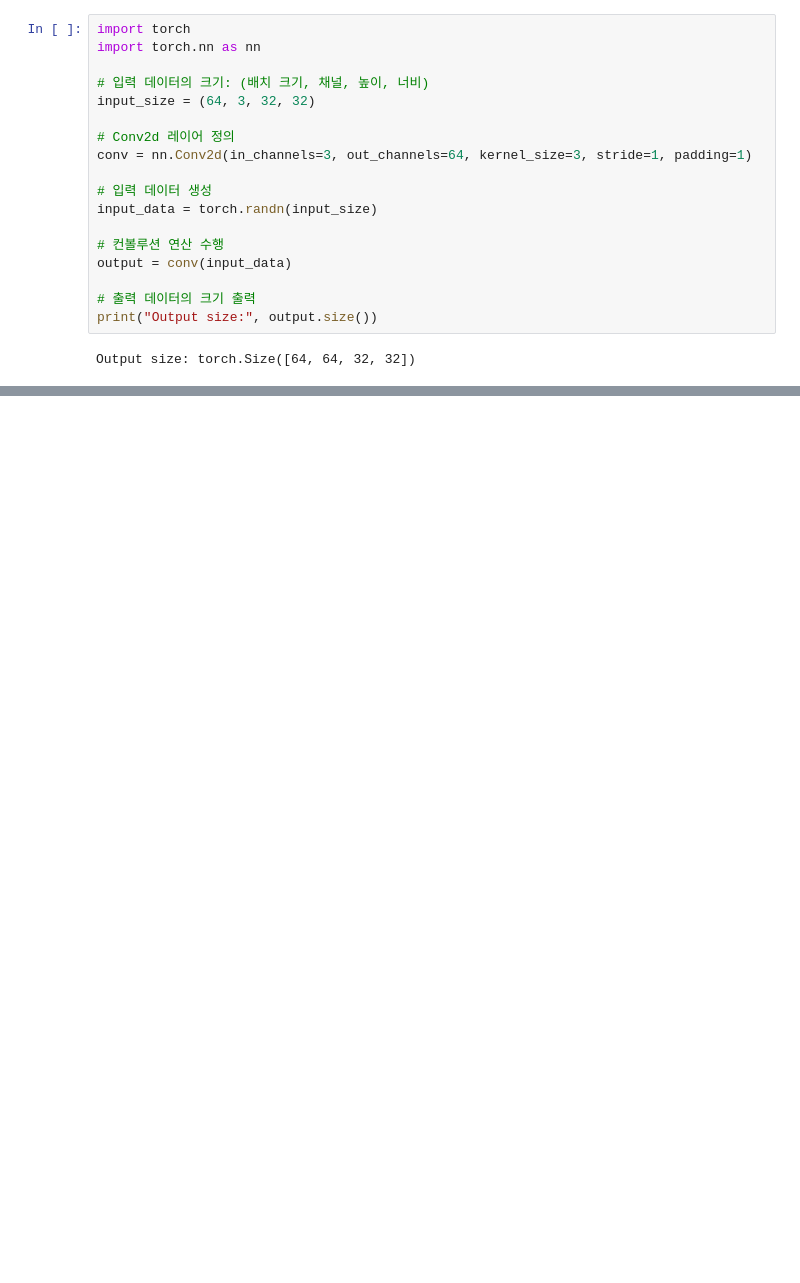
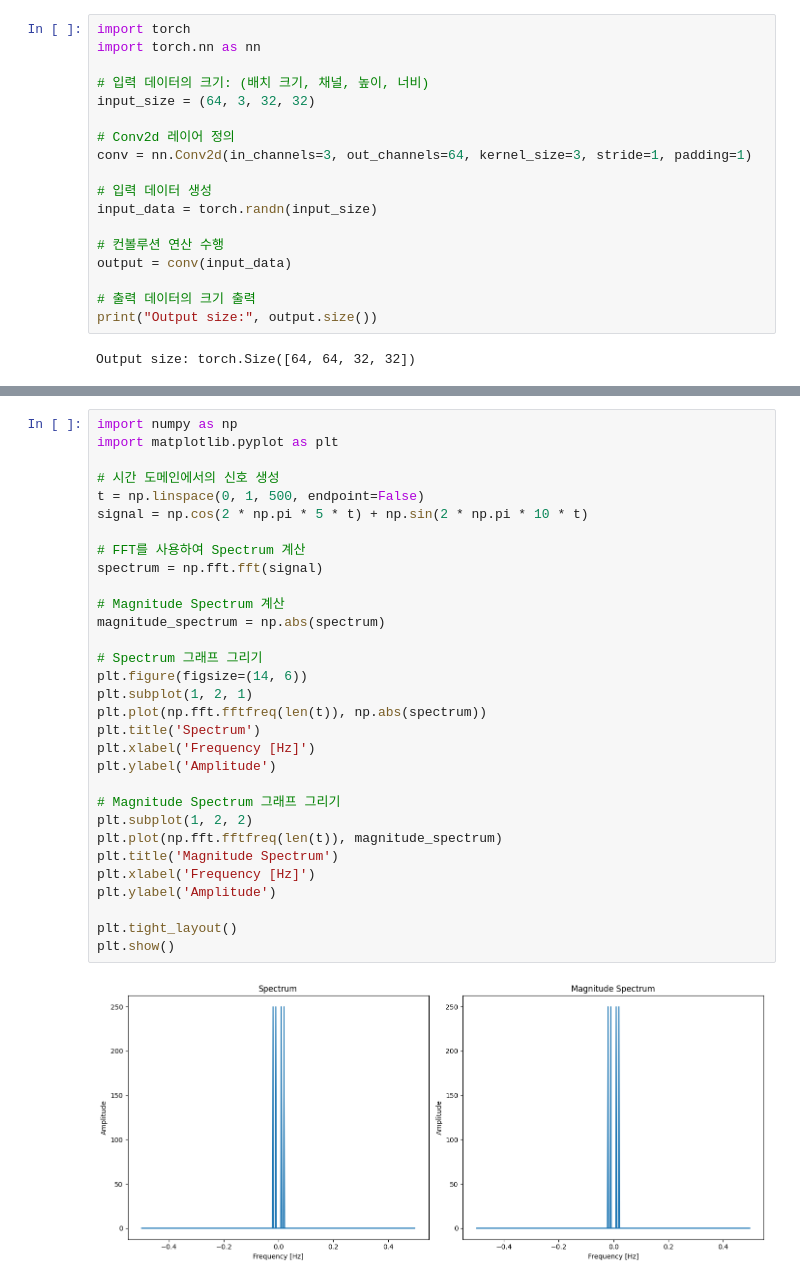
Before and after one commit to KappyDays/DR-DiffuSE, a Jupyter notebook: toys.ipynb, the cells around one changed output, grey strips where cells are left out. Drawn from its saved outputs; the diff is of its cells as text; blank space fills up the shorter version.

```diff
--- a/toys.ipynb
+++ b/toys.ipynb
@@ -54,0 +328,33 @@ tensor([[0., 0.]])
+# %%
+import numpy as np
+import matplotlib.pyplot as plt
+
+# 시간 도메인에서의 신호 생성
+t = np.linspace(0, 1, 500, endpoint=False)
+signal = np.cos(2 * np.pi * 5 * t) + np.sin(2 * np.pi * 10 * t)
+
+# FFT를 사용하여 Spectrum 계산
+spectrum = np.fft.fft(signal)
+
+# Magnitude Spectrum 계산
+magnitude_spectrum = np.abs(spectrum)
+
+# Spectrum 그래프 그리기
+plt.figure(figsize=(14, 6))
+plt.subplot(1, 2, 1)
+plt.plot(np.fft.fftfreq(len(t)), np.abs(spectrum))
+plt.title('Spectrum')
+plt.xlabel('Frequency [Hz]')
+plt.ylabel('Amplitude')
+
+# Magnitude Spectrum 그래프 그리기
+plt.subplot(1, 2, 2)
+plt.plot(np.fft.fftfreq(len(t)), magnitude_spectrum)
+plt.title('Magnitude Spectrum')
+plt.xlabel('Frequency [Hz]')
+plt.ylabel('Amplitude')
+
+plt.tight_layout()
+plt.show()
+# %% [output]
+[figure, added]
```
Also changed, not shown: parts of 24 cells of this notebook, 14 other files.
